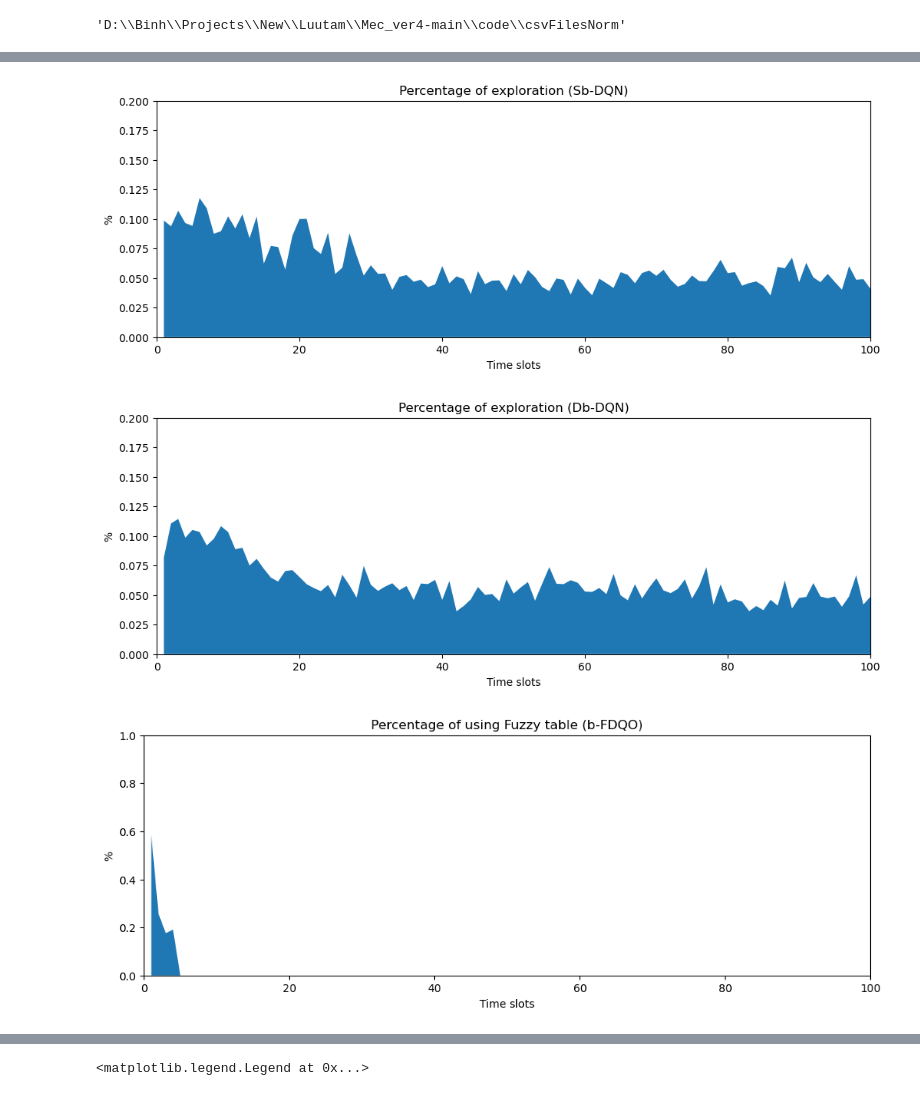
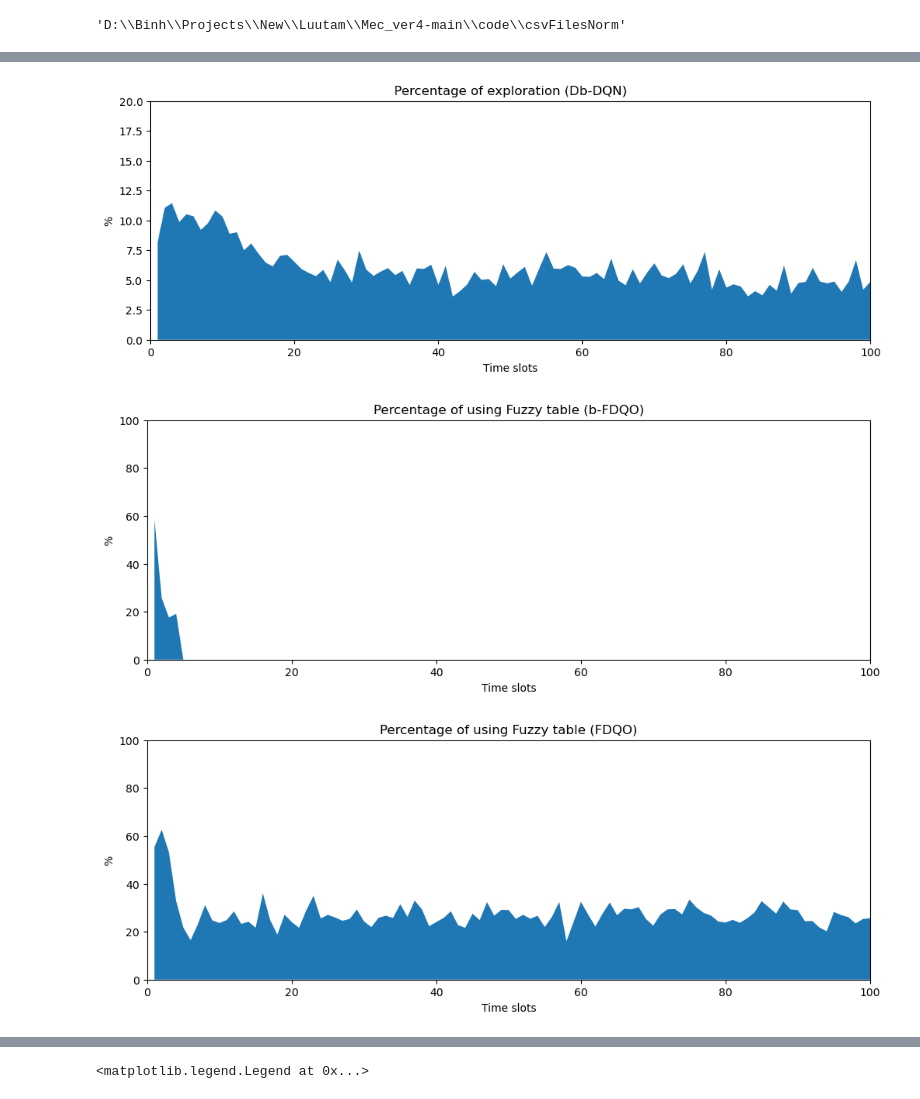
Before and after one commit to Tahuubinh/Offloading_to_Vehicles, a Jupyter notebook: Mec_ver4-main/code/csvFilesNorm/Plot_norm.ipynb, the cells around one changed output, grey strips where cells are left out. Drawn from its saved outputs; the diff is of its cells as text; code cells hidden in the pictures.

Commit message:
Fix percentage figure

```diff
--- a/Mec_ver4-main/code/csvFilesNorm/Plot_norm.ipynb
+++ b/Mec_ver4-main/code/csvFilesNorm/Plot_norm.ipynb
@@ -515,27 +504,27 @@ plt.rcParams['figure.dpi'] = 100 # 200 e.g. is really fine, but slower
 # plt.axis([0, 100, 0, 2100])
 # plt.show()
 
-plt.clf()
-df = pd.read_csv("kqBDQN_M900_1000_0.1_0.05_b0.6_fix_3.csv").values
-df = df[:int(df.shape[0]+1),0]
-#df_slide_1000 = [df[i:(i+1000)] for i in 299]
-df = df.flatten()
-df_list = df.tolist()
-df_list
-data = pd.read_csv("BDQL_5phut_M900_1000_0.1_0.05_b0.6_fix_3.csv").values
-nb_steps = data[:,5].flatten().tolist()
-step = data[:,6].flatten().tolist()
-# df_list_splice = [list(df_list[int(i - j): int(i)]) for j in nb_steps for i in step]
-# df_list_splice
-test = [df_list[int(i - j): int(i)] for j, i in zip(nb_steps, step)]
-test.pop(-1) # somehow the last is empty
-sum_of_subtest = [sum(sublist) / len(sublist) for sublist in test]
-plt.fill_between([i + 1 for i in range(len(sum_of_subtest))], 0, sum_of_subtest)
-plt.title("Percentage of exploration (BDQL)")
-plt.xlabel("Time slots")
-plt.ylabel("%")
-plt.axis([0, 100, 0, 0.2])
-plt.show()
+# plt.clf()
+# df = pd.read_csv("kqBDQN_M900_1000_0.1_0.05_b0.6_fix_3.csv").values
+# df = df[:int(df.shape[0]+1),0]
+# #df_slide_1000 = [df[i:(i+1000)] for i in 299]
+# df = df.flatten()
+# df_list = df.tolist()
+# df_list
+# data = pd.read_csv("BDQL_5phut_M900_1000_0.1_0.05_b0.6_fix_3.csv").values
+# nb_steps = data[:,5].flatten().tolist()
+# step = data[:,6].flatten().tolist()
+# # df_list_splice = [list(df_list[int(i - j): int(i)]) for j in nb_steps for i in step]
+# # df_list_splice
+# test = [df_list[int(i - j): int(i)] for j, i in zip(nb_steps, step)]
+# test.pop(-1) # somehow the last is empty
+# sum_of_subtest = [sum(sublist) / len(sublist) * 100 for sublist in test]
+# plt.fill_between([i + 1 for i in range(len(sum_of_subtest))], 0, sum_of_subtest)
+# plt.title("Percentage of exploration (BDQL)")
+# plt.xlabel("Time slots")
+# plt.ylabel("%")
+# plt.axis([0, 100, 0, 20])
+# plt.show()
 
 plt.clf()
 df = pd.read_csv("kqBDQN_M900_1000_0.1_0.05_b0.6_que5000_fix.csv").values
@@ -551,13 +540,13 @@ step = data[:,6].flatten().tolist()
 # df_list_splice
 test = [df_list[int(i - j): int(i)] for j, i in zip(nb_steps, step)]
 test.pop(-1) # somehow the last is empty
-sum_of_subtest = [sum(sublist) / len(sublist) for sublist in test]
+sum_of_subtest = [sum(sublist) / len(sublist) * 100 for sublist in test]
 plt.fill_between([i + 1 for i in range(len(sum_of_subtest))], 0, sum_of_subtest)
 plt.title("Percentage of exploration (Sb-DQN)")
 plt.xlabel("Time slots")
 plt.ylabel("%")
-plt.axis([0, 100, 0, 0.2])
-plt.savefig("../../Pictures/Percentage_SbDQN.pdf")
+plt.axis([0, 100, 0, 20])
+#plt.savefig("../../Pictures/Percentage_SbDQN.pdf")
 plt.show()
 
 plt.clf()
@@ -574,13 +563,13 @@ step = data[:,6].flatten().tolist()
 # df_list_splice
 test = [df_list[int(i - j): int(i)] for j, i in zip(nb_steps, step)]
 test.pop(-1) # somehow the last is empty
-sum_of_subtest = [sum(sublist) / len(sublist) for sublist in test]
+sum_of_subtest = [sum(sublist) / len(sublist) * 100 for sublist in test]
 plt.fill_between([i + 1 for i in range(len(sum_of_subtest))], 0, sum_of_subtest)
 plt.title("Percentage of exploration (Db-DQN)")
 plt.xlabel("Time slots")
 plt.ylabel("%")
-plt.axis([0, 100, 0, 0.2])
-plt.savefig("../../Pictures/Percentage_DbDQN.pdf")
+plt.axis([0, 100, 0, 20])
+#plt.savefig("../../Pictures/Percentage_DbDQN.pdf")
 plt.show()
 
 plt.clf()
@@ -597,13 +586,13 @@ step = data[:,6].flatten().tolist()
 # df_list_splice
 test = [df_list[int(i - j): int(i)] for j, i in zip(nb_steps, step)]
 test.pop(-1) # somehow the last is empty
-sum_of_subtest = [sum(sublist) / len(sublist) for sublist in test]
+sum_of_subtest = [sum(sublist) / len(sublist) * 100 for sublist in test]
 plt.fill_between([i + 1 for i in range(len(sum_of_subtest))], 0, sum_of_subtest)
 plt.title("Percentage of using Fuzzy table (b-FDQO)")
 plt.xlabel("Time slots")
 plt.ylabel("%")
-plt.axis([0, 100, 0, 1])
-#plt.savefig("../../Pictures/Percentage_bFDQO.pdf")
+plt.axis([0, 100, 0, 100])
+plt.savefig("../../Pictures/Percentage_bFDQO.pdf")
 plt.show()
 
 plt.clf()
@@ -620,12 +609,12 @@ step = data[:,6].flatten().tolist()
 # df_list_splice
 test = [df_list[int(i - j): int(i)] for j, i in zip(nb_steps, step)]
 test.pop(-1) # somehow the last is empty
-sum_of_subtest = [sum(sublist) / len(sublist) for sublist in test]
+sum_of_subtest = [sum(sublist) / len(sublist) * 100 for sublist in test]
 plt.fill_between([i + 1 for i in range(len(sum_of_subtest))], 0, sum_of_subtest)
 plt.title("Percentage of using Fuzzy table (FDQO)")
 plt.xlabel("Time slots")
 plt.ylabel("%")
-plt.axis([0, 100, 0, 1])
-#plt.savefig("../../Pictures/Percentage_FDQO.pdf")
+plt.axis([0, 100, 0, 100])
+plt.savefig("../../Pictures/Percentage_FDQO.pdf")
 plt.show()
 # %% [output]
@@ -633,3 +622,3 @@ plt.show()
-[figure, old version]
+[figure, new version]
-[figure, old version]
+[figure, new version]
-[figure, old version]
+[figure, new version]
```
Also changed, not shown: parts of 3 cells of this notebook, 6 other files.
